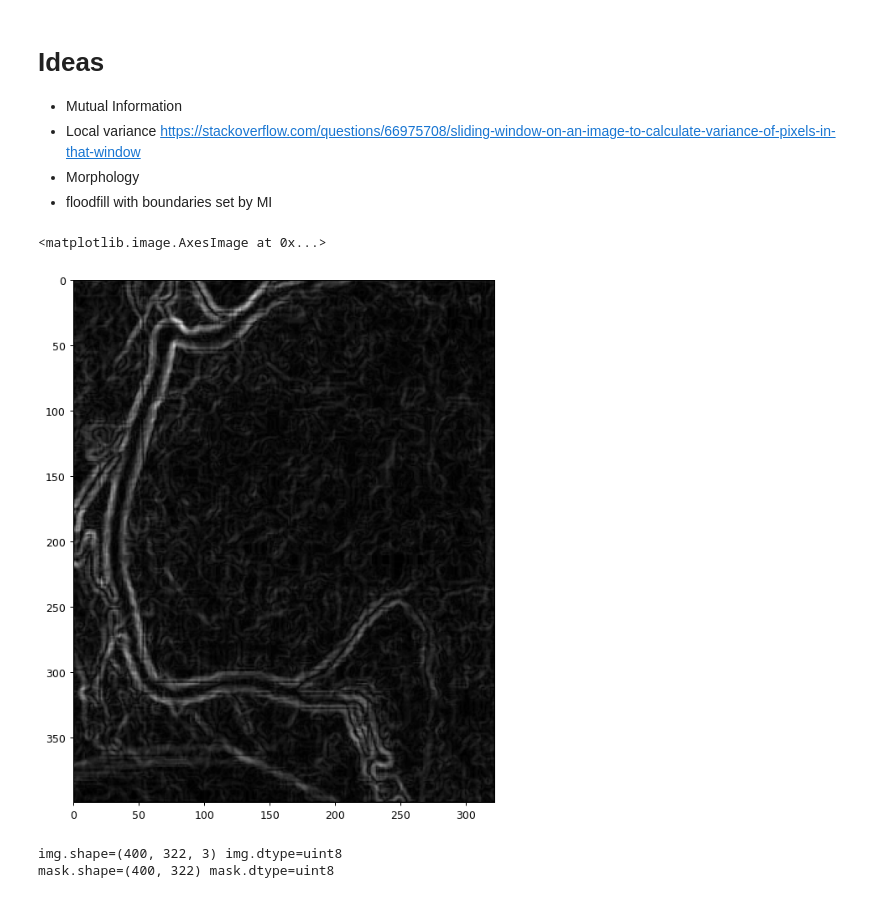
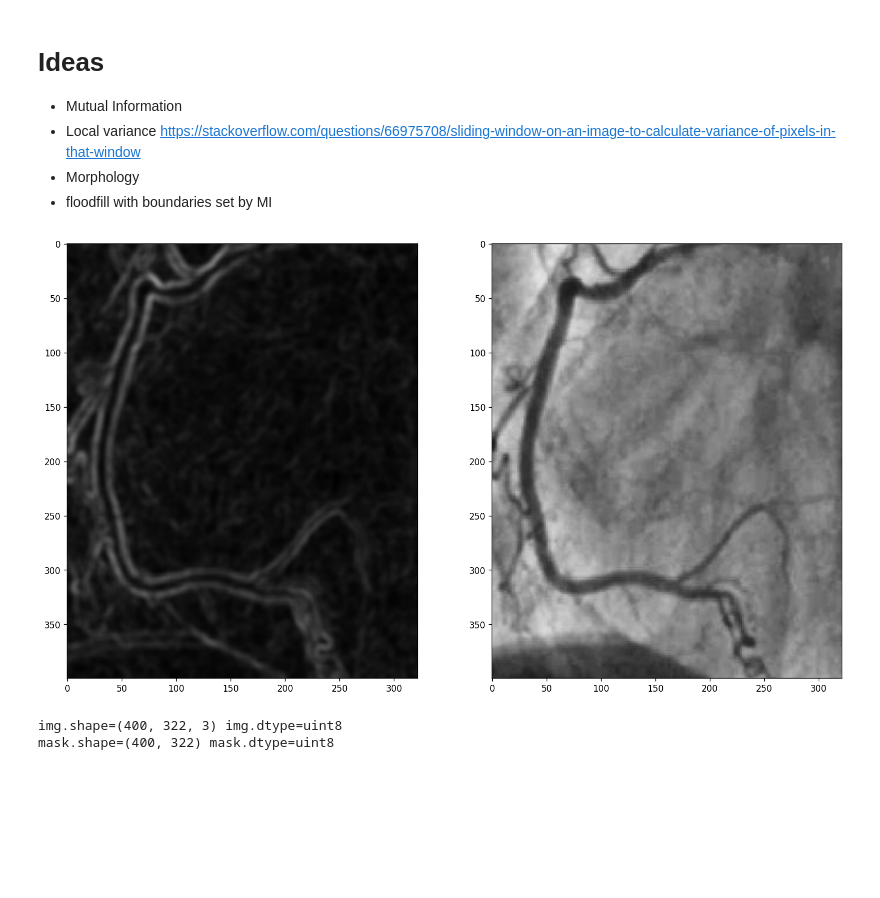
Before and after one commit to jbenshetler/vessel_segmentation, a Jupyter notebook: seg.ipynb, the cells around one changed output. Saved outputs shown, nothing was run; the diff lists cells and outputs as text; code cells hidden in the pictures; blank space fills up the shorter version.

```diff
--- a/seg.ipynb
+++ b/seg.ipynb
@@ -220,24 +236,30 @@ plt.imshow(edges,'gray')
 + Morphology
 + floodfill with boundaries set by MI
 # %%
-ddepth = cv2.CV_16S
-scale = 1
-delta = 0
-ksize = 3
-grad_x = cv2.Sobel(equalized, ddepth, 1, 0, ksize=ksize, scale=scale, delta=delta, borderType=cv2.BORDER_DEFAULT)
-grad_y = cv2.Sobel(equalized, ddepth, 0, 1, ksize=ksize, scale=scale, delta=delta, borderType=cv2.BORDER_DEFAULT)
+def sobel(img : NDArray) -> NDArray:
+    ddepth = cv2.CV_16S
+    scale = 1
+    delta = 0
+    ksize = 3
+    grad_x = cv2.Sobel(img, ddepth, 1, 0, ksize=ksize, scale=scale, delta=delta, borderType=cv2.BORDER_DEFAULT)
+    grad_y = cv2.Sobel(img, ddepth, 0, 1, ksize=ksize, scale=scale, delta=delta, borderType=cv2.BORDER_DEFAULT)
 
-abs_grad_x = cv2.convertScaleAbs(grad_x)
-abs_grad_y = cv2.convertScaleAbs(grad_y)
+    abs_grad_x = cv2.convertScaleAbs(grad_x)
+    abs_grad_y = cv2.convertScaleAbs(grad_y)
 
 
-grad = cv2.addWeighted(abs_grad_x, 0.5, abs_grad_y, 0.5, 0)
+    grad = cv2.addWeighted(abs_grad_x, 0.5, abs_grad_y, 0.5, 0)
+    return grad
-# %%
-plt.figure(figsize=(16,9), dpi=90)
-plt.imshow(grad, 'gray')
-# %% [output]
-<matplotlib.image.AxesImage at 0x...>
-[figure, removed]
+# %%
+grad = cv2.GaussianBlur( sobel( equalized ),(7,7),3.0)
+plt.figure(figsize=(16,9), dpi=120)
+plt.subplot(1,2,1)
+plt.imshow(grad, 'gray')
+plt.subplot(1,2,2)
+plt.imshow(equalized, 'gray')
+plt.show()
+# %% [output]
+[figure, added]
 # %%
 graphCutSeg(grad.astype(np.uint8), mask)
 # %% [output]
```
Also changed, not shown: parts of 12 cells of this notebook.
